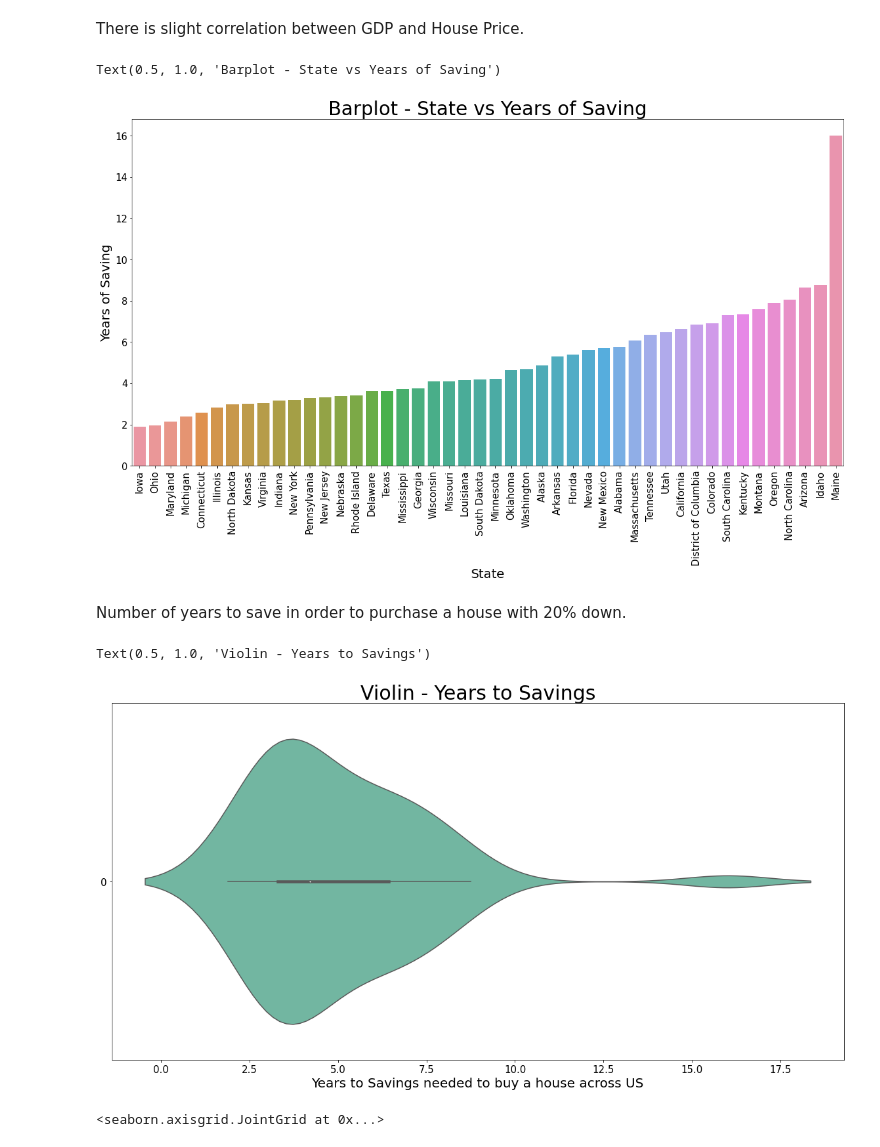
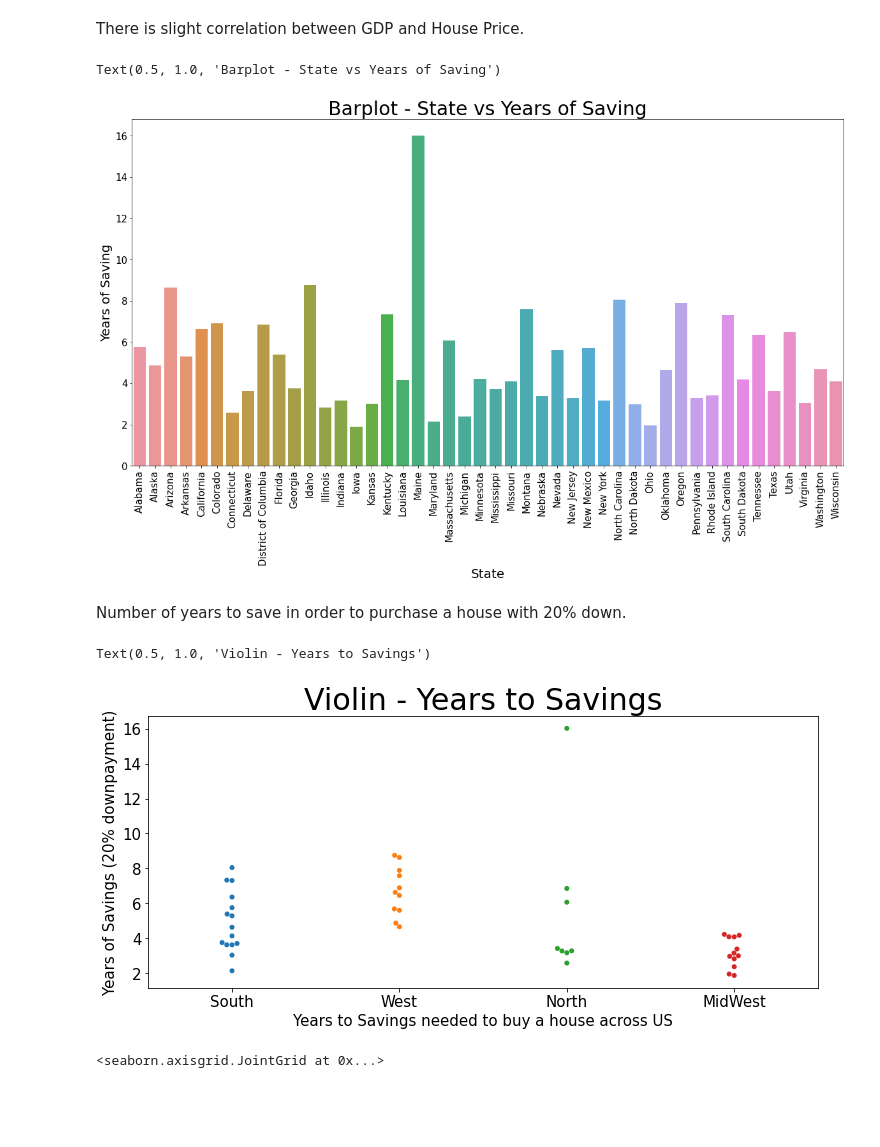
Before and after one commit to StockJanitor/CIS41_Project, a Jupyter notebook: CIS41_Project.ipynb, the cells around one changed output. Drawn from its saved outputs; the diff is of its cells as text; code cells hidden in the pictures; blank space fills up the shorter version.

```diff
--- a/CIS41_Project.ipynb
+++ b/CIS41_Project.ipynb
@@ -584,14 +668,20 @@ for a in state_list:
 house_df = pd.DataFrame(columns=df6.columns)
 for a in state_list:
     df = df6[df6['State'] == a]
+    # calculating quantiles and IQR
     q1 = df['perSqFt'].quantile(0.25)
     q3 = df['perSqFt'].quantile(0.75)
     iqr = q3-q1
     fence_low  = q1-1.5*iqr
     fence_high = q3+1.5*iqr
+    # filtering out the outliers
     df_out = df.loc[(df['perSqFt'] > fence_low) & (df['perSqFt'] < fence_high)]
+    # append to empty df house_df
     house_df = house_df.append(df_out)
 
-# Produce the main house_df
+# Filter out size over 15,000 square feet
+house_df = house_df[house_df.Size < 15000]
+
+# Produce the main house_df and reset index
 house_df = house_df.reset_index(drop=True)
 # %%
@@ -1167,8 +1296,8 @@ There is slight correlation between GDP and House Price.
 # Barplot
 plt.figure(figsize=(20,10))
 
-sorted_df = state_df.sort_values(by='Years_of_Savings',ascending=True)
-sns.barplot(data=sorted_df,x='fullState',y='Years_of_Savings')
+# sorted_df = state_df.sort_values(by='Years_of_Savings',ascending=True)
+sns.barplot(data=state_df,x='fullState',y='Years_of_Savings')
 
 # Annotation
 plt.xlabel('State', fontsize=20)
@@ -1176,25 +1305,30 @@ plt.ylabel('Years of Saving', fontsize = 20)
 plt.yticks(fontsize=15)
 plt.xticks(fontsize=15,rotation=90)
 plt.title('Barplot - State vs Years of Saving', fontsize=30)
+
+# value_array = state_df['Years_of_Savings'].to_list()
+# for i in range(len(value_array)):
+#     plt.text(x=state_df['fullState'][i],y=state_df["Years_of_Savings"][i]+0.1, s=state_df["fullState"][i], fontdict=dict(color='black', size=12), bbox=dict(facecolor='grey', alpha=0.3))
 # %% [output]
 Text(0.5, 1.0, 'Barplot - State vs Years of Saving')
-[figure, old version]
+[figure, new version]
 # %% [markdown]
 Number of years to save in order to purchase a house with 20% down.
 # %%
-plt.figure(figsize=(20,10))
-sns.violinplot(data=state_df['Years_of_Savings'],orient='horizontal',palette='Set2')
+plt.figure(figsize=(12,5))
+sns.swarmplot(x='Region',y='Years_of_Savings',data=state_df)
+# sns.violinplot(data=state_df['Years_of_Savings'],orient='horizontal',palette='Set2')
 
 
 # Annotation
-plt.xlabel('Years to Savings needed to buy a house across US', fontsize=20)
-
+plt.xlabel('Years to Savings needed to buy a house across US', fontsize=15)
+plt.ylabel('Years of Savings (20% downpayment)', fontsize=15)
 plt.yticks(fontsize=15)
 plt.xticks(fontsize=15)
 plt.title('Violin - Years to Savings', fontsize=30)
 # %% [output]
 Text(0.5, 1.0, 'Violin - Years to Savings')
-[figure, old version]
+[figure, new version]
 # %%
 # sns.jointplot(data=state_df,x='Years_of_Savings',y='Price',size='Population')
 plt.figure(figsize=(20,10))
```
Also changed, not shown: parts of 82 cells of this notebook, 3 other files.
